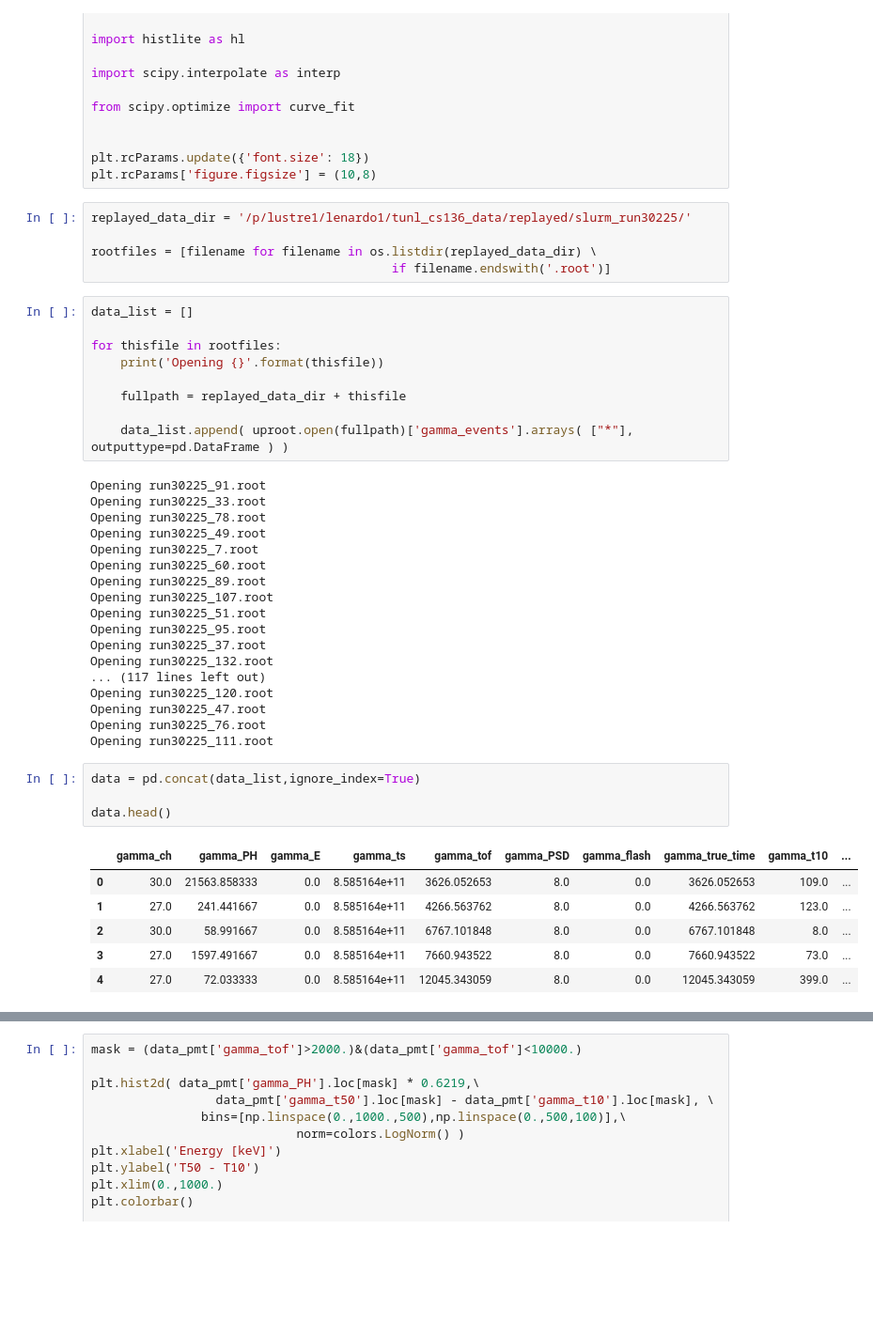
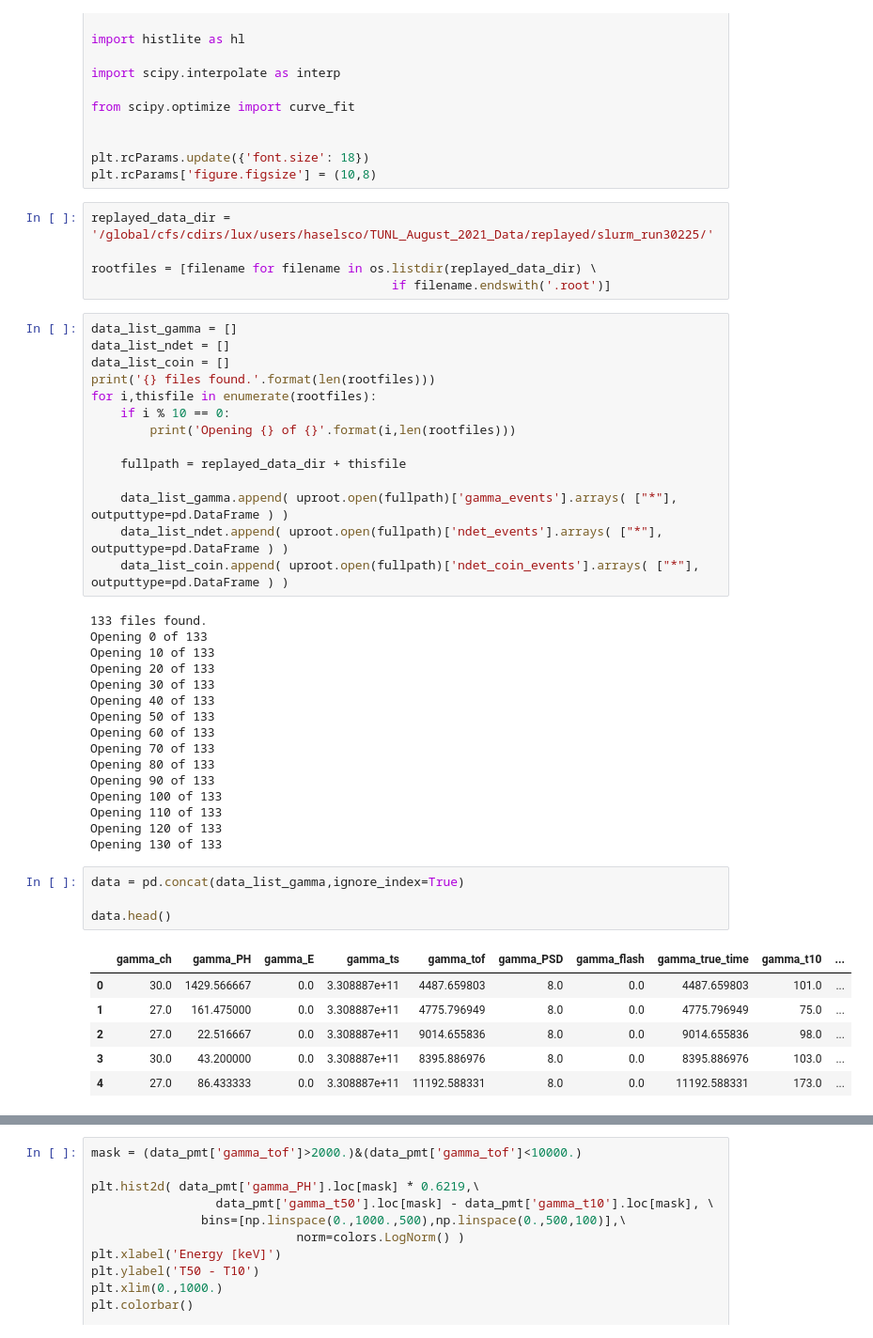
Before and after one commit to bglenardo/Cs136Measurements, a Jupyter notebook: High-current, long beam period (12.8us).ipynb, the cells around one changed output, grey strips where cells are left out. Shown at 94% size. Cells and saved outputs as stored; diff of their text form; blank space fills up the shorter version.

```diff
--- a/High-current, long beam period (12.8us).ipynb
+++ b/High-current, long beam period (12.8us).ipynb
@@ -17,46 +17,49 @@ from scipy.optimize import curve_fit
 plt.rcParams.update({'font.size': 18})
 plt.rcParams['figure.figsize'] = (10,8)
 # %%
-replayed_data_dir = '/p/lustre1/lenardo1/tunl_cs136_data/replayed/slurm_run30225/'
+replayed_data_dir = '/global/cfs/cdirs/lux/users/haselsco/TUNL_August_2021_Data/replayed/slurm_run30225/'
 
 rootfiles = [filename for filename in os.listdir(replayed_data_dir) \
                                          if filename.endswith('.root')]
 # %%
-data_list = []
-
-for thisfile in rootfiles:
-    print('Opening {}'.format(thisfile))
+data_list_gamma = []
+data_list_ndet = []
+data_list_coin = []
+print('{} files found.'.format(len(rootfiles)))
+for i,thisfile in enumerate(rootfiles):
+    if i % 10 == 0:
+        print('Opening {} of {}'.format(i,len(rootfiles)))
 
     fullpath = replayed_data_dir + thisfile
 
-    data_list.append( uproot.open(fullpath)['gamma_events'].arrays( ["*"], outputtype=pd.DataFrame ) )
+    data_list_gamma.append( uproot.open(fullpath)['gamma_events'].arrays( ["*"], outputtype=pd.DataFrame ) )
+    data_list_ndet.append( uproot.open(fullpath)['ndet_events'].arrays( ["*"], outputtype=pd.DataFrame ) )
+    data_list_coin.append( uproot.open(fullpath)['ndet_coin_events'].arrays( ["*"], outputtype=pd.DataFrame ) )
 # %% [output]
-Opening run30225_91.root
-Opening run30225_33.root
-Opening run30225_78.root
-Opening run30225_49.root
-Opening run30225_7.root
-Opening run30225_60.root
-Opening run30225_89.root
-Opening run30225_107.root
-Opening run30225_51.root
-Opening run30225_95.root
-Opening run30225_37.root
-Opening run30225_132.root
-... (117 lines left out)
-Opening run30225_120.root
-Opening run30225_47.root
-Opening run30225_76.root
-Opening run30225_111.root
+133 files found.
+Opening 0 of 133
+Opening 10 of 133
+Opening 20 of 133
+Opening 30 of 133
+Opening 40 of 133
+Opening 50 of 133
+Opening 60 of 133
+Opening 70 of 133
+Opening 80 of 133
+Opening 90 of 133
+Opening 100 of 133
+Opening 110 of 133
+Opening 120 of 133
+Opening 130 of 133
 # %%
-data = pd.concat(data_list,ignore_index=True)
+data = pd.concat(data_list_gamma,ignore_index=True)
 
 data.head()
 # %% [output]
 |  | gamma_ch | gamma_PH | gamma_E | gamma_ts | gamma_tof | gamma_PSD | gamma_flash | gamma_true_time | gamma_t10 | ... |
-| 0 | 30.0 | 21563.858333 | 0.0 | 8.585164e+11 | 3626.052653 | 8.0 | 0.0 | 3626.052653 | 109.0 | ... |
-| 1 | 27.0 | 241.441667 | 0.0 | 8.585164e+11 | 4266.563762 | 8.0 | 0.0 | 4266.563762 | 123.0 | ... |
-| 2 | 30.0 | 58.991667 | 0.0 | 8.585164e+11 | 6767.101848 | 8.0 | 0.0 | 6767.101848 | 8.0 | ... |
-| 3 | 27.0 | 1597.491667 | 0.0 | 8.585164e+11 | 7660.943522 | 8.0 | 0.0 | 7660.943522 | 73.0 | ... |
-| 4 | 27.0 | 72.033333 | 0.0 | 8.585164e+11 | 12045.343059 | 8.0 | 0.0 | 12045.343059 | 399.0 | ... |
+| 0 | 30.0 | 1429.566667 | 0.0 | 3.308887e+11 | 4487.659803 | 8.0 | 0.0 | 4487.659803 | 101.0 | ... |
+| 1 | 27.0 | 161.475000 | 0.0 | 3.308887e+11 | 4775.796949 | 8.0 | 0.0 | 4775.796949 | 75.0 | ... |
+| 2 | 27.0 | 22.516667 | 0.0 | 3.308887e+11 | 9014.655836 | 8.0 | 0.0 | 9014.655836 | 98.0 | ... |
+| 3 | 30.0 | 43.200000 | 0.0 | 3.308887e+11 | 8395.886976 | 8.0 | 0.0 | 8395.886976 | 103.0 | ... |
+| 4 | 27.0 | 86.433333 | 0.0 | 3.308887e+11 | 11192.588331 | 8.0 | 0.0 | 11192.588331 | 173.0 | ... |
 # %%
```
Also changed, not shown: parts of 15 cells of this notebook, 2 other files.
